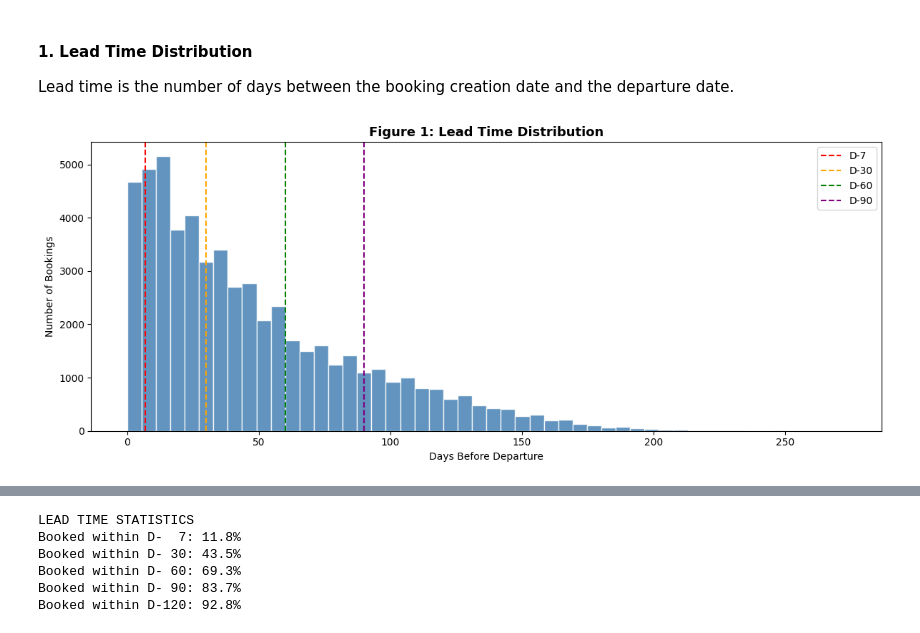
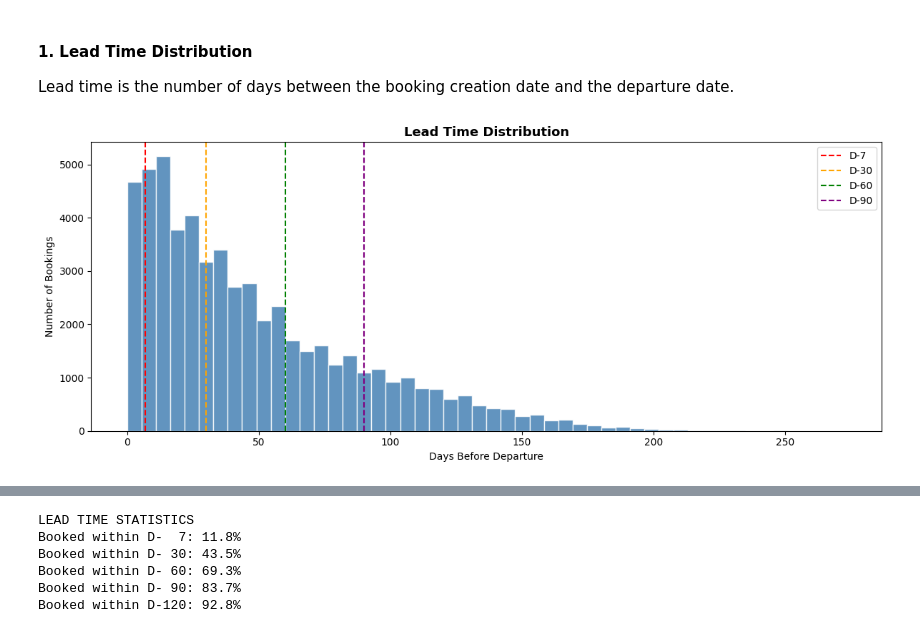
Before and after one commit to VildanaRazumova/thesis-demand-forecasting, a Jupyter notebook: thesis_notebook_final.ipynb, the cells around one changed output, grey strips where cells are left out. Drawn from its saved outputs; the diff is of its cells as text; code cells hidden in the pictures.

```diff
--- a/thesis_notebook_final.ipynb
+++ b/thesis_notebook_final.ipynb
@@ -531,28 +531,28 @@ date and the departure date.
 # %%
 # Figure 1: Lead Time Distribution
 
 # Step 1: Filter out negative lead times (bookings after departure)
 lt_clean = df_claims[df_claims['LeadTimeDays'] >= 0]['LeadTimeDays']
 
 # Step 2: Create the histogram
 plt.figure(figsize=(12, 5))
 plt.hist(lt_clean, bins=50, color='steelblue', edgecolor='white', alpha=0.85)
 
 # Step 3: Add vertical lines for each booking window
 plt.axvline(x=7,  color='red',    linestyle='--', label='D-7')
 plt.axvline(x=30, color='orange', linestyle='--', label='D-30')
 plt.axvline(x=60, color='green',  linestyle='--', label='D-60')
 plt.axvline(x=90, color='purple', linestyle='--', label='D-90')
 
 # Step 4: Add labels and title
-plt.title('Figure 1: Lead Time Distribution', fontsize=13, fontweight='bold')
+plt.title('Lead Time Distribution', fontsize=13, fontweight='bold')
 plt.xlabel('Days Before Departure')
 plt.ylabel('Number of Bookings')
 plt.legend()
 plt.tight_layout()
 plt.show()
 # %% [output]
-[figure, old version]
+[figure, new version]
 # %%
 # Figure 2: Cumulative % of Bookings by Lead Time
 
```
Also changed, not shown: parts of 5 cells of this notebook.
